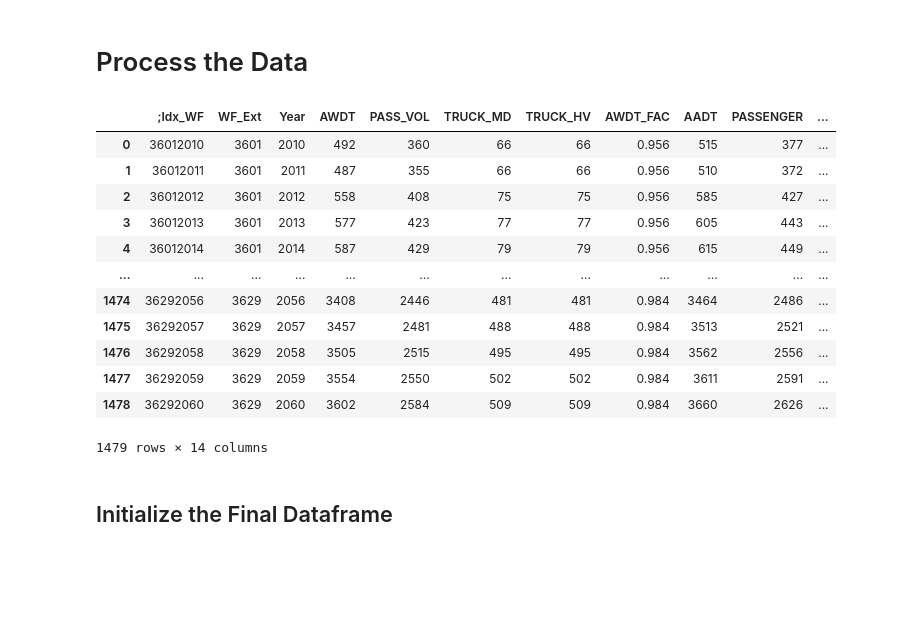
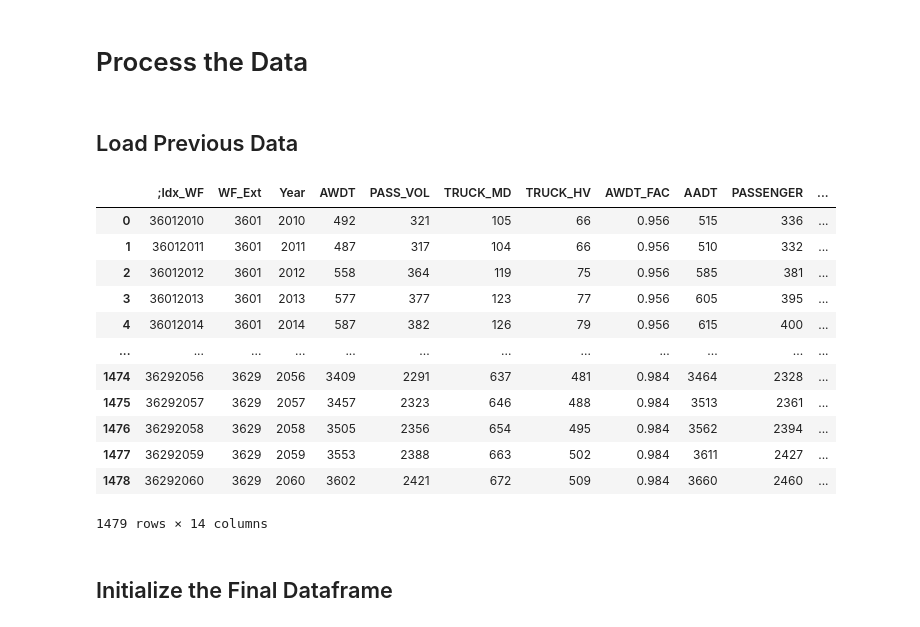
Before and after one commit to WFRCAnalytics/TDM-INP-External-Forecasts, a Jupyter notebook: 5-Export-Data.ipynb, the cells around one changed output. Drawn from its saved outputs; the diff is of its cells as text; code cells hidden in the pictures; blank space fills up the shorter version.

```diff
--- a/5-Export-Data.ipynb
+++ b/5-Export-Data.ipynb
@@ -129,25 +129,27 @@ df_forecast_interpolated.head(15)
 | 14 | 3601 | 2041 | NaN | NaN | NaN | NaN | NaN | NaN | ... |
 # %% [markdown]
 # Process the Data
+# %% [markdown]
+## Load Previous Data
 # %%
 df_external_year = pd.read_csv(
-    r"archive/v900/external_year_vol.csv"
+    r"archive/v920/external_year_vol.csv"
 )
 
 df_external_year
 # %% [output]
 |  | ;Idx_WF | WF_Ext | Year | AWDT | PASS_VOL | TRUCK_MD | TRUCK_HV | AWDT_FAC | AADT | PASSENGER | ... |
-| 0 | 36012010 | 3601 | 2010 | 492 | 360 | 66 | 66 | 0.956 | 515 | 377 | ... |
-| 1 | 36012011 | 3601 | 2011 | 487 | 355 | 66 | 66 | 0.956 | 510 | 372 | ... |
-| 2 | 36012012 | 3601 | 2012 | 558 | 408 | 75 | 75 | 0.956 | 585 | 427 | ... |
-| 3 | 36012013 | 3601 | 2013 | 577 | 423 | 77 | 77 | 0.956 | 605 | 443 | ... |
-| 4 | 36012014 | 3601 | 2014 | 587 | 429 | 79 | 79 | 0.956 | 615 | 449 | ... |
+| 0 | 36012010 | 3601 | 2010 | 492 | 321 | 105 | 66 | 0.956 | 515 | 336 | ... |
+| 1 | 36012011 | 3601 | 2011 | 487 | 317 | 104 | 66 | 0.956 | 510 | 332 | ... |
+| 2 | 36012012 | 3601 | 2012 | 558 | 364 | 119 | 75 | 0.956 | 585 | 381 | ... |
+| 3 | 36012013 | 3601 | 2013 | 577 | 377 | 123 | 77 | 0.956 | 605 | 395 | ... |
+| 4 | 36012014 | 3601 | 2014 | 587 | 382 | 126 | 79 | 0.956 | 615 | 400 | ... |
 | ... | ... | ... | ... | ... | ... | ... | ... | ... | ... | ... | ... |
-| 1474 | 36292056 | 3629 | 2056 | 3408 | 2446 | 481 | 481 | 0.984 | 3464 | 2486 | ... |
-| 1475 | 36292057 | 3629 | 2057 | 3457 | 2481 | 488 | 488 | 0.984 | 3513 | 2521 | ... |
-| 1476 | 36292058 | 3629 | 2058 | 3505 | 2515 | 495 | 495 | 0.984 | 3562 | 2556 | ... |
-| 1477 | 36292059 | 3629 | 2059 | 3554 | 2550 | 502 | 502 | 0.984 | 3611 | 2591 | ... |
-| 1478 | 36292060 | 3629 | 2060 | 3602 | 2584 | 509 | 509 | 0.984 | 3660 | 2626 | ... |
+| 1474 | 36292056 | 3629 | 2056 | 3409 | 2291 | 637 | 481 | 0.984 | 3464 | 2328 | ... |
+| 1475 | 36292057 | 3629 | 2057 | 3457 | 2323 | 646 | 488 | 0.984 | 3513 | 2361 | ... |
+| 1476 | 36292058 | 3629 | 2058 | 3505 | 2356 | 654 | 495 | 0.984 | 3562 | 2394 | ... |
+| 1477 | 36292059 | 3629 | 2059 | 3553 | 2388 | 663 | 502 | 0.984 | 3611 | 2427 | ... |
+| 1478 | 36292060 | 3629 | 2060 | 3602 | 2421 | 672 | 509 | 0.984 | 3660 | 2460 | ... |
 1479 rows × 14 columns
 # %% [markdown]
 ## Initialize the Final Dataframe
```
Also changed, not shown: parts of 5 cells of this notebook, 2 other files.
